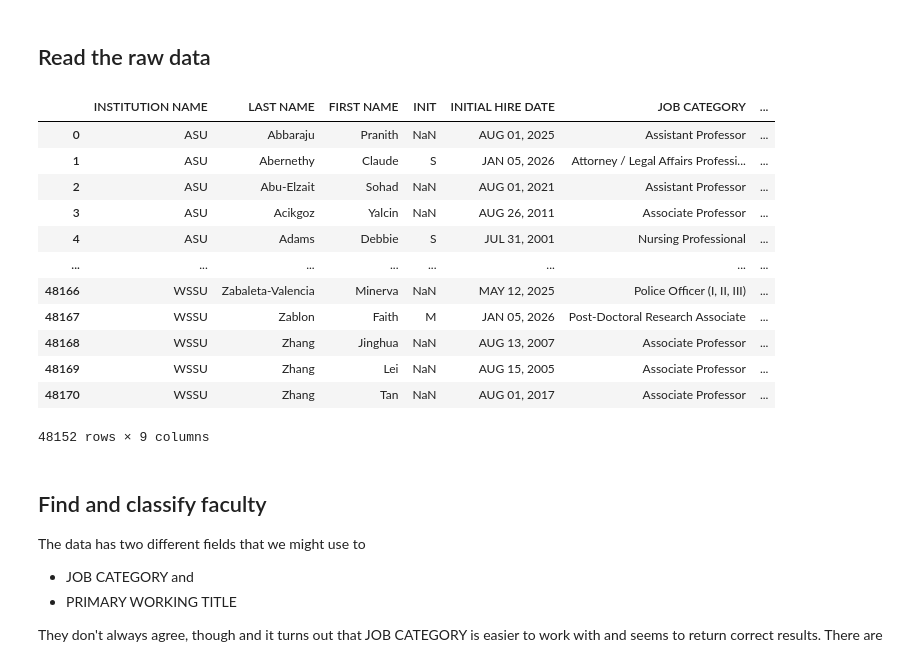
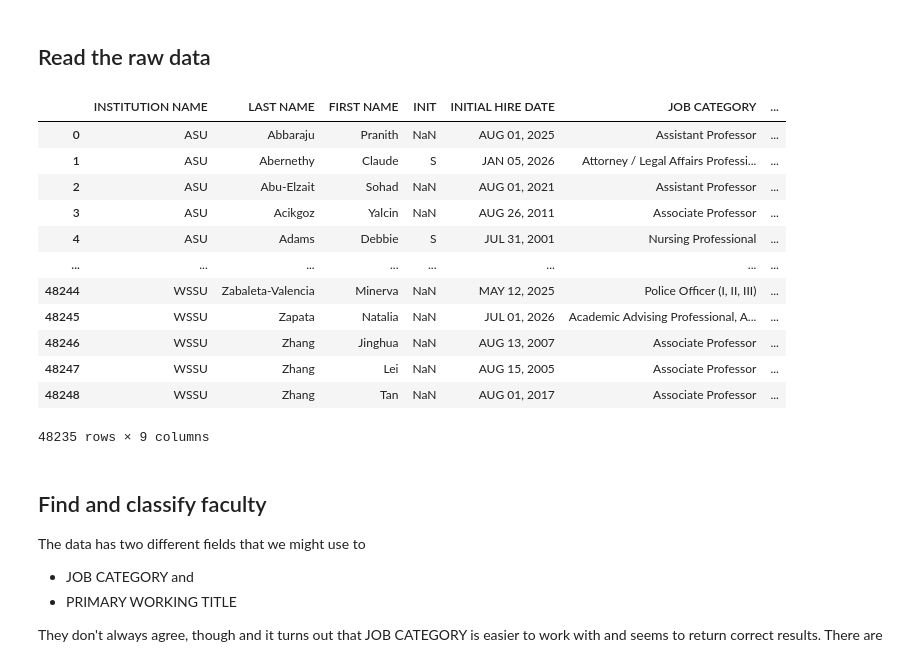
Before and after one commit to mcmcclur/BlogAtMarksMath, a Jupyter notebook: posts/FacultySalariesAtUNCA/_process/process_data.ipynb, the cells around one changed output. Saved outputs shown, nothing was run; the diff lists cells and outputs as text; code cells hidden in the pictures.

Commit message:
Rewrite of FacultySalaries including updated system data and improve d final section on enrollment

```diff
--- a/posts/FacultySalariesAtUNCA/_process/process_data.ipynb
+++ b/posts/FacultySalariesAtUNCA/_process/process_data.ipynb
@@ -25,25 +25,25 @@ import re             # Regular expressions for string manipulation
 # %% [markdown]
 ## Read the raw data
 # %%
-data = pd.read_excel('./SystemSalariesJune2026.xlsx')
+data = pd.read_excel('./SystemSalariesOct2026.xlsx')
 data = data[data['JOB CATEGORY'].apply(lambda s: not pd.isna(s))]
 data = data[data['PRIMARY WORKING TITLE'].apply(lambda s: not pd.isna(s))]
 data['INSTITUTION NAME'] = data['INSTITUTION NAME'].apply(lambda s: "NCAT" if s == "NCA&T" else s)
 data
 # %% [output]
 |  | INSTITUTION NAME | LAST NAME | FIRST NAME | INIT | INITIAL HIRE DATE | JOB CATEGORY | ... |
 | 0 | ASU | Abbaraju | Pranith | NaN | AUG 01, 2025 | Assistant Professor | ... |
 | 1 | ASU | Abernethy | Claude | S | JAN 05, 2026 | Attorney / Legal Affairs Professi... | ... |
 | 2 | ASU | Abu-Elzait | Sohad | NaN | AUG 01, 2021 | Assistant Professor | ... |
 | 3 | ASU | Acikgoz | Yalcin | NaN | AUG 26, 2011 | Associate Professor | ... |
 | 4 | ASU | Adams | Debbie | S | JUL 31, 2001 | Nursing Professional | ... |
 | ... | ... | ... | ... | ... | ... | ... | ... |
-| 48166 | WSSU | Zabaleta-Valencia | Minerva | NaN | MAY 12, 2025 | Police Officer (I, II, III) | ... |
-| 48167 | WSSU | Zablon | Faith | M | JAN 05, 2026 | Post-Doctoral Research Associate | ... |
-| 48168 | WSSU | Zhang | Jinghua | NaN | AUG 13, 2007 | Associate Professor | ... |
-| 48169 | WSSU | Zhang | Lei | NaN | AUG 15, 2005 | Associate Professor | ... |
-| 48170 | WSSU | Zhang | Tan | NaN | AUG 01, 2017 | Associate Professor | ... |
+| 48244 | WSSU | Zabaleta-Valencia | Minerva | NaN | MAY 12, 2025 | Police Officer (I, II, III) | ... |
+| 48245 | WSSU | Zapata | Natalia | NaN | JUL 01, 2026 | Academic Advising Professional, A... | ... |
+| 48246 | WSSU | Zhang | Jinghua | NaN | AUG 13, 2007 | Associate Professor | ... |
+| 48247 | WSSU | Zhang | Lei | NaN | AUG 15, 2005 | Associate Professor | ... |
+| 48248 | WSSU | Zhang | Tan | NaN | AUG 01, 2017 | Associate Professor | ... |
-48152 rows × 9 columns
+48235 rows × 9 columns
 # %% [markdown]
 ## Find and classify faculty
 
```
Also changed, not shown: parts of 3 cells of this notebook, 6 other files.
